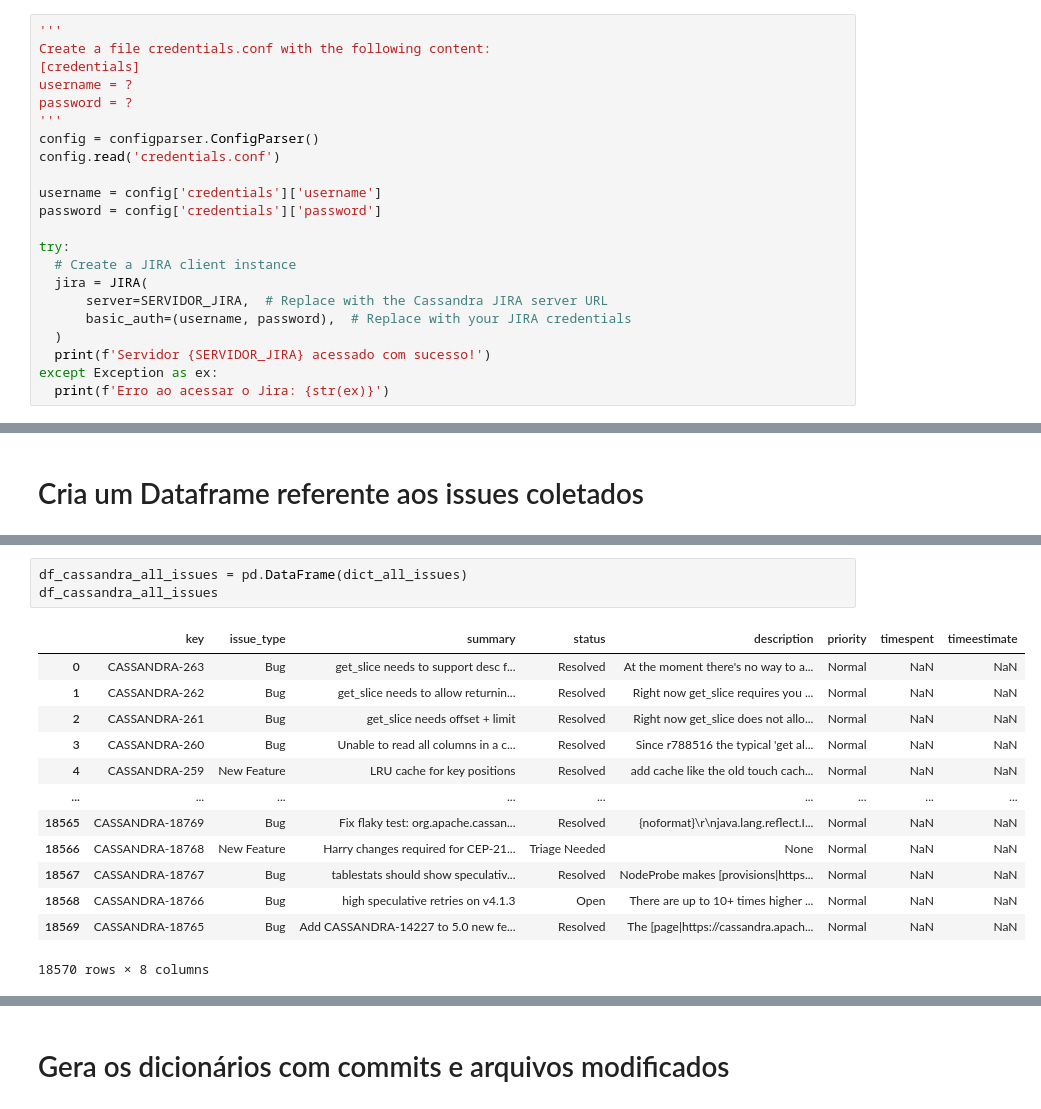
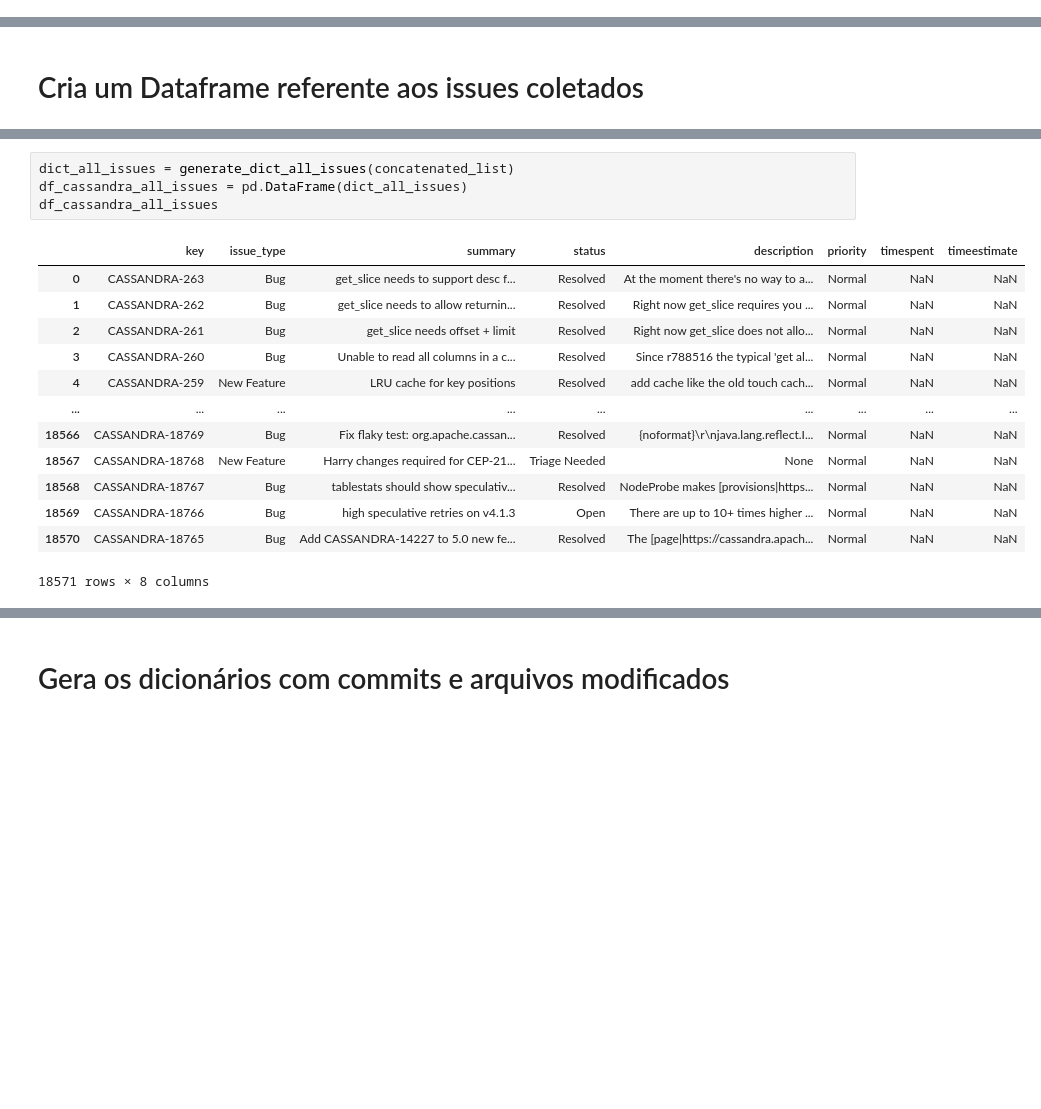
Before and after one commit to armandossrecife/piloto, a Jupyter notebook: teste_correlacao_issue_tracker.ipynb, the cells around one changed output, grey strips where cells are left out. Drawn from its saved outputs; the diff is of its cells as text; blank space fills up the shorter version.

```diff
--- a/teste_correlacao_issue_tracker.ipynb
+++ b/teste_correlacao_issue_tracker.ipynb
@@ -66,22 +48,0 @@ SERVIDOR_JIRA = 'https://issues.apache.org/jira'
-# %%
-'''
-Create a file credentials.conf with the following content:
-[credentials]
-username = ?
-password = ?
-'''
-config = configparser.ConfigParser()
-config.read('credentials.conf')
-
-username = config['credentials']['username']
-password = config['credentials']['password']
-
-try:
-  # Create a JIRA client instance
-  jira = JIRA(
-      server=SERVIDOR_JIRA,  # Replace with the Cassandra JIRA server URL
-      basic_auth=(username, password),  # Replace with your JIRA credentials
-  )
-  print(f'Servidor {SERVIDOR_JIRA} acessado com sucesso!')
-except Exception as ex:
-  print(f'Erro ao acessar o Jira: {str(ex)}')
@@ -362,20 +439,21 @@ dict_all_issues['timeestimate'] = list_timeestimate
 # %%
+dict_all_issues = generate_dict_all_issues(concatenated_list)
 df_cassandra_all_issues = pd.DataFrame(dict_all_issues)
 df_cassandra_all_issues
 # %% [output]
 |  | key | issue_type | summary | status | description | priority | timespent | timeestimate |
 | 0 | CASSANDRA-263 | Bug | get_slice needs to support desc f... | Resolved | At the moment there's no way to a... | Normal | NaN | NaN |
 | 1 | CASSANDRA-262 | Bug | get_slice needs to allow returnin... | Resolved | Right now get_slice requires you ... | Normal | NaN | NaN |
 | 2 | CASSANDRA-261 | Bug | get_slice needs offset + limit | Resolved | Right now get_slice does not allo... | Normal | NaN | NaN |
 | 3 | CASSANDRA-260 | Bug | Unable to read all columns in a c... | Resolved | Since r788516 the typical 'get al... | Normal | NaN | NaN |
 | 4 | CASSANDRA-259 | New Feature | LRU cache for key positions | Resolved | add cache like the old touch cach... | Normal | NaN | NaN |
 | ... | ... | ... | ... | ... | ... | ... | ... | ... |
-| 18565 | CASSANDRA-18769 | Bug | Fix flaky test: org.apache.cassan... | Resolved | {noformat}\r\njava.lang.reflect.I... | Normal | NaN | NaN |
-| 18566 | CASSANDRA-18768 | New Feature | Harry changes required for CEP-21... | Triage Needed | None | Normal | NaN | NaN |
-| 18567 | CASSANDRA-18767 | Bug | tablestats should show speculativ... | Resolved | NodeProbe makes [provisions|https... | Normal | NaN | NaN |
-| 18568 | CASSANDRA-18766 | Bug | high speculative retries on v4.1.3 | Open | There are up to 10+ times higher ... | Normal | NaN | NaN |
-| 18569 | CASSANDRA-18765 | Bug | Add CASSANDRA-14227 to 5.0 new fe... | Resolved | The [page|https://cassandra.apach... | Normal | NaN | NaN |
+| 18566 | CASSANDRA-18769 | Bug | Fix flaky test: org.apache.cassan... | Resolved | {noformat}\r\njava.lang.reflect.I... | Normal | NaN | NaN |
+| 18567 | CASSANDRA-18768 | New Feature | Harry changes required for CEP-21... | Triage Needed | None | Normal | NaN | NaN |
+| 18568 | CASSANDRA-18767 | Bug | tablestats should show speculativ... | Resolved | NodeProbe makes [provisions|https... | Normal | NaN | NaN |
+| 18569 | CASSANDRA-18766 | Bug | high speculative retries on v4.1.3 | Open | There are up to 10+ times higher ... | Normal | NaN | NaN |
+| 18570 | CASSANDRA-18765 | Bug | Add CASSANDRA-14227 to 5.0 new fe... | Resolved | The [page|https://cassandra.apach... | Normal | NaN | NaN |
-18570 rows × 8 columns
+18571 rows × 8 columns
 # %%
 lista_key_cassandra_all_issues = df_cassandra_all_issues.key.unique().tolist()
 len(lista_key_cassandra_all_issues)
```
Also changed, not shown: parts of 34 cells of this notebook.
